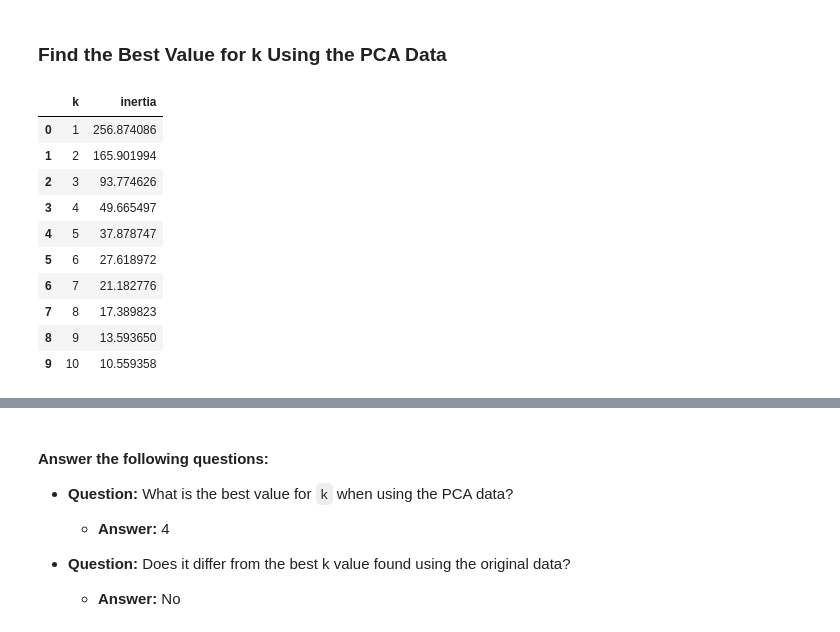
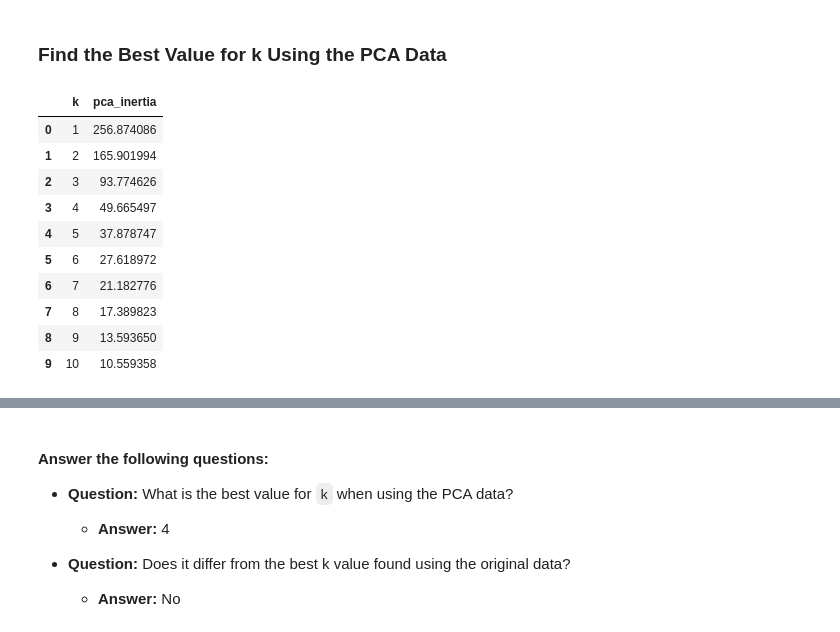
Before and after one commit to christinamberdavis/CryptoClustering, a Jupyter notebook: Crypto_Clustering.ipynb, the cells around one changed output, grey strips where cells are left out. Cells and saved outputs as stored; diff of their text form; code cells hidden in the pictures.

```diff
--- a/Crypto_Clustering.ipynb
+++ b/Crypto_Clustering.ipynb
@@ -284,12 +298,12 @@ for i in k:
     inertia.append(k_model.inertia_)
 # %%
 # Create a dictionary with the data to plot the Elbow curve
-pca_elbow = {'k': k, 'inertia': inertia }
+pca_elbow = {'k': k, 'pca_inertia': inertia }
 # Create a DataFrame with the data to plot the Elbow curve
 pca_elbow_df = pd.DataFrame(pca_elbow)
 pca_elbow_df
 # %% [output]
-|  | k | inertia |
+|  | k | pca_inertia |
 | 0 | 1 | 256.874086 |
 | 1 | 2 | 165.901994 |
 | 2 | 3 | 93.774626 |
```
Also changed, not shown: parts of 11 cells of this notebook.
